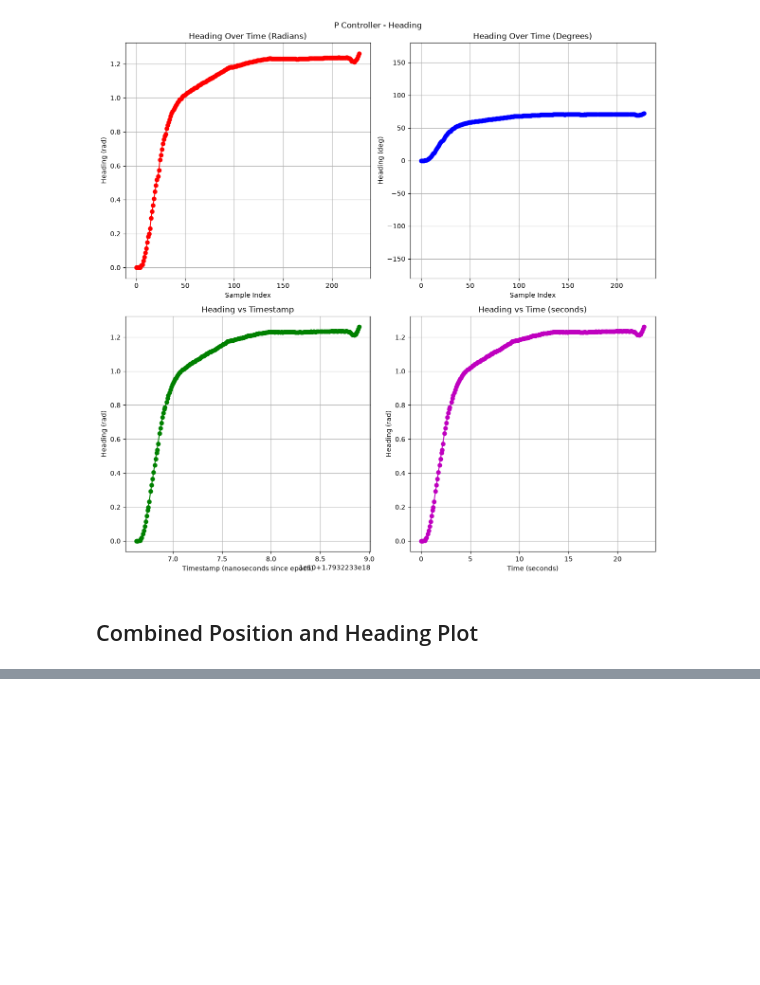
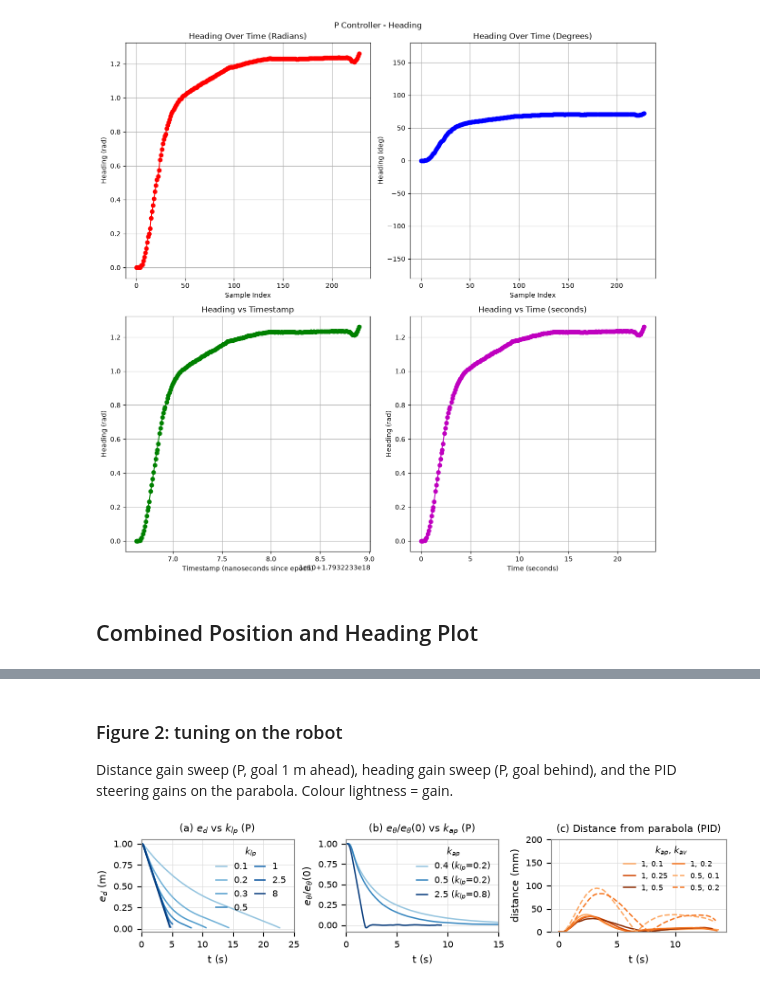
Before and after one commit to magicmath69/mte544-lab1, a Jupyter notebook: lab2/lab2.ipynb, the cells around one changed output, grey strips where cells are left out. Cells and saved outputs as stored; diff of their text form; code cells hidden in the pictures; blank space fills up the shorter version.

```diff
--- a/lab2/lab2.ipynb
+++ b/lab2/lab2.ipynb
@@ -241,0 +380,56 @@ Final heading: 1.260928 rad (72.25°)
+# %% [markdown]
+### Figure 2: tuning on the robot
+
+Distance gain sweep (P, goal 1 m ahead), heading gain sweep (P, goal behind), and the PID steering gains on the parabola. Colour lightness = gain.
+# %%
+KLP_RUNS = ["point_P_20261028-165359_first_P_check", "point_P_20261028-170124_1", "point_P_20261028-165853_first_P_check",
+            "point_P_20261028-164602_first_P_check", "point_P_20261028-162402_first_P_check",
+            "point_P_20261028-162858_first_P_check", "point_P_20261028-163123_first_P_check"]   # klp 0.1 ... 8.0
+KAP_RUNS = ["point_P_20261028-171849", "point_P_20261028-171226_2", "point_P_20261028-165531"]  # kap 0.4, 0.5, 2.5
+PID_SETS = ["trajectory_parabola_PID_20261028-180428", "trajectory_parabola_PID_20261028-180636",
+            "trajectory_parabola_PID_20261028-180853", "trajectory_parabola_PID_20261028-181744",
+            "trajectory_parabola_PID_20261028-181340", "trajectory_parabola_PID_20261028-181545"]
+
+ramp = lambda cmap, n: plt.get_cmap(cmap)(np.linspace(0.4, 0.95, n))   # light -> dark = low -> high gain
+
+fig, (ax_klp, ax_kap, ax_pid) = plt.subplots(1, 3, figsize=(TEXT_WIDTH, 1.8), gridspec_kw={"width_ratios": [1, 1, 1.15]})
+
+# (a) distance error for each klp
+for run, color in zip(KLP_RUNS, ramp("Blues", len(KLP_RUNS))):
+    _, lin, _, params = load_logs(f"runs_submit/{run}")
+    ax_klp.plot(lin.t, lin.e, color=color, label=f"{params['gains']['klp']:g}")
+ax_klp.legend(title=r"$k_{lp}$", loc="upper right", ncol=2, title_fontsize=7, columnspacing=0.8, handlelength=1.2)
+
+# (b) heading error, normalised by its start value
+for run, color in zip(KAP_RUNS, ramp("Blues", len(KAP_RUNS))):
+    _, _, ang, params = load_logs(f"runs_submit/{run}")
+    label = rf"{params['gains']['kap']:g} ($k_{{lp}}$={params['gains']['klp']:g})"
+    ax_kap.plot(ang.t, ang.e / ang.e.iloc[0], color=color, label=label)
+ax_kap.legend(title=r"$k_{ap}$", loc="upper right", title_fontsize=7, handlelength=1.2)
+
+# (c) distance from the parabola: lightness = kav, line style = kap
+_, curve, x_max = REFERENCE_CURVES["parabola"][0]
+kavs = sorted({load_logs(f"runs_submit/{r}")[3]["gains"]["kav"] for r in PID_SETS})
+kav_color = dict(zip(kavs, ramp("Oranges", len(kavs))))
+for run in PID_SETS:
+    pose, _, _, params = load_logs(f"runs_submit/{run}")
+    g = params["gains"]
+    ax_pid.plot(pose.t, 1000 * distance_to_curve(pose.x.values, pose.y.values, curve, x_max),
+                color=kav_color[g["kav"]], ls="-" if g["kap"] == 1.0 else "--",
+                label=f"{g['kap']:g}, {g['kav']:g}")
+ax_pid.set_ylim(0, 200)   # room for the legend above the peaks
+ax_pid.legend(title=r"$k_{ap}$, $k_{av}$", loc="upper right", ncol=2, title_fontsize=7,
+              columnspacing=0.6, handlelength=1.6, fontsize=6)
+
+for ax, title, xl, yl in [(ax_klp, r"(a) $e_d$ vs $k_{lp}$ (P)", "t (s)", r"$e_d$ (m)"),
+                          (ax_kap, r"(b) $e_\theta / e_\theta(0)$ vs $k_{ap}$ (P)", "t (s)", r"$e_\theta / e_\theta(0)$"),
+                          (ax_pid, "(c) Distance from parabola (PID)", "t (s)", "distance (mm)")]:
+    ax.set_title(title)
+    ax.set_xlabel(xl)
+    ax.set_ylabel(yl)
+ax_klp.set_xlim(0, 25)
+ax_kap.set_xlim(0, 15)
+fig.tight_layout(w_pad=0.6)
+save(fig, "fig_tuning.pdf")
+# %% [output]
+[figure, added]
```
Also changed, not shown: parts of 32 cells of this notebook, 41 other files.
